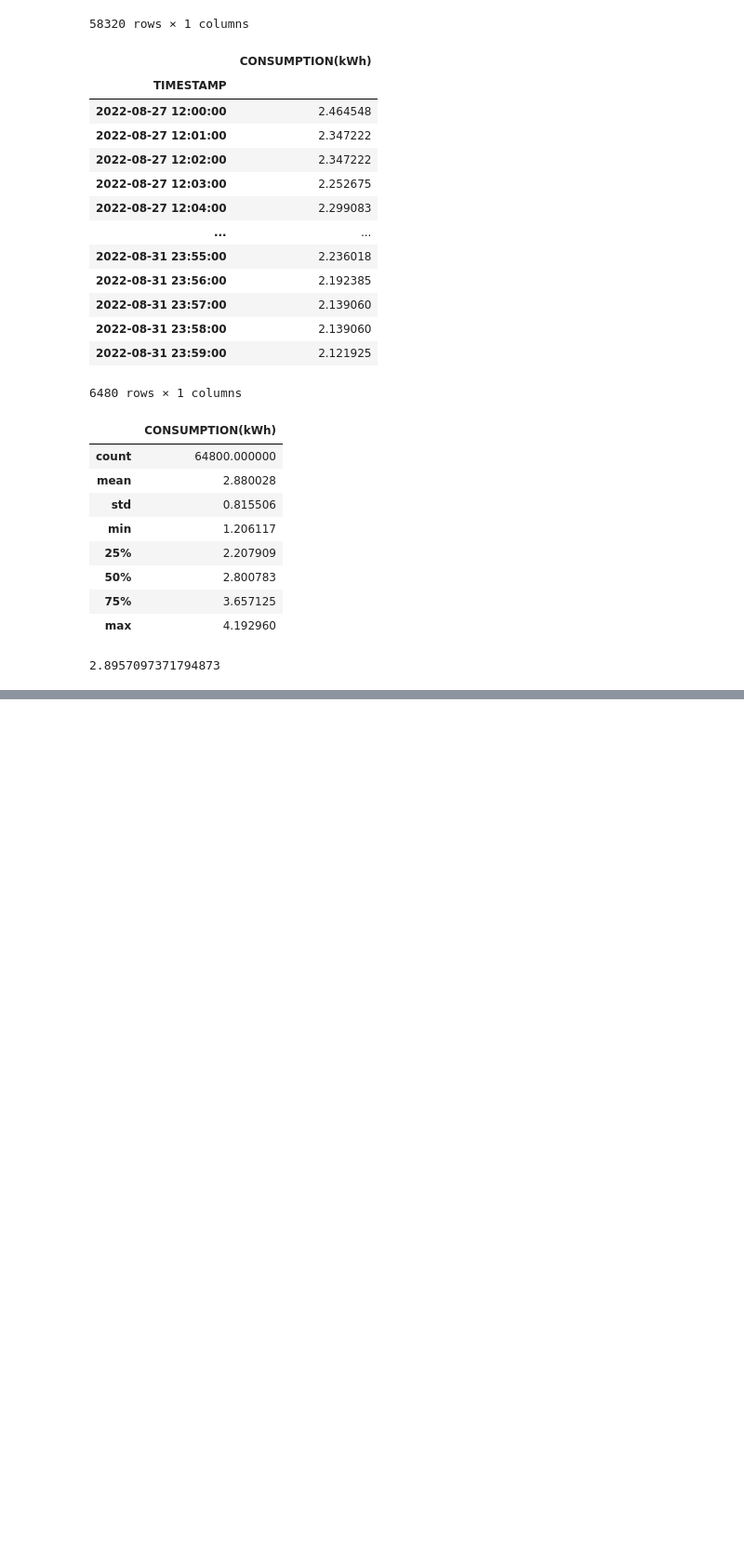
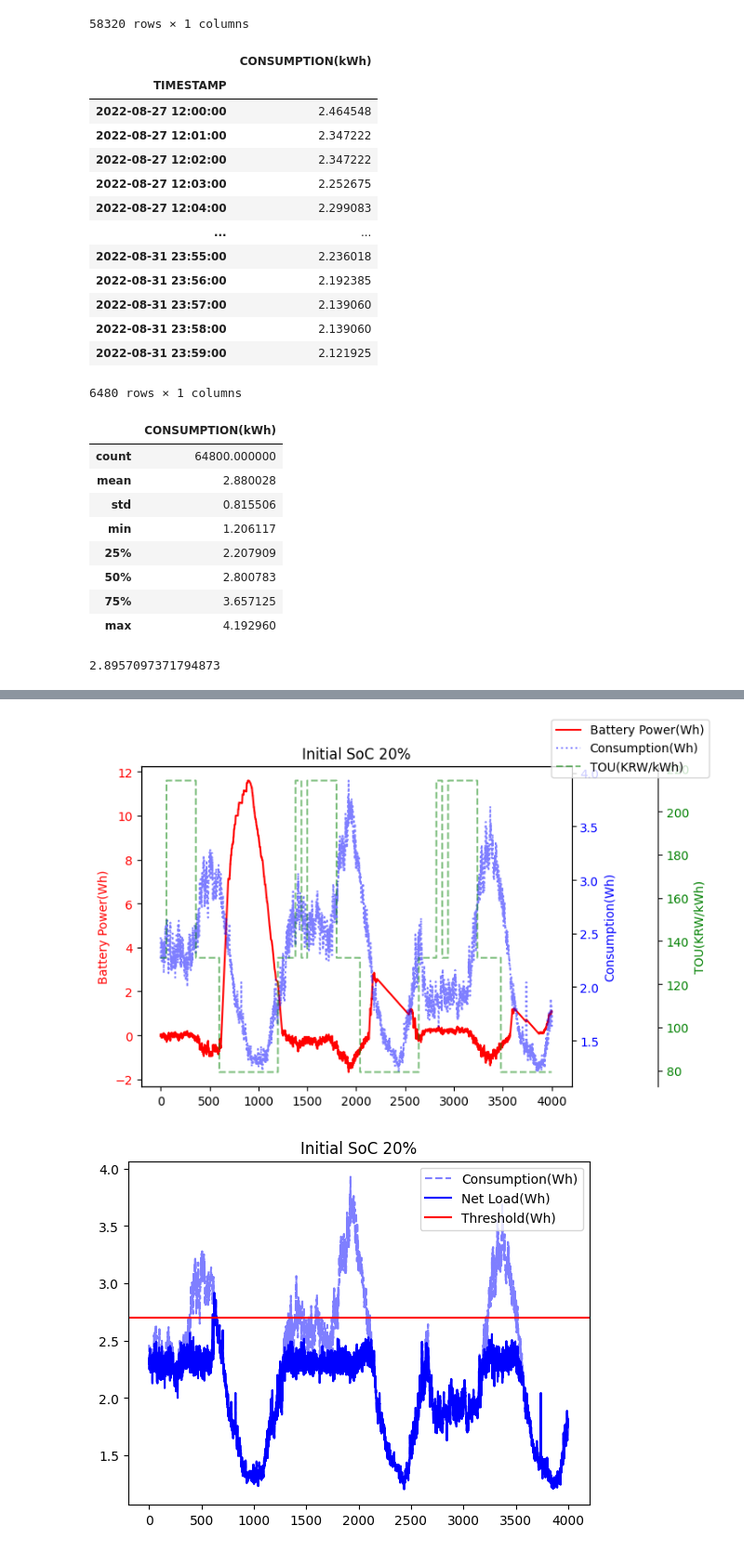
Before and after one commit to youngseonseo/BEMS, a Jupyter notebook: ai/ESS/summer.ipynb, the cells around one changed output, grey strips where cells are left out. Shown at 93% size. Saved outputs shown, nothing was run; the diff lists cells and outputs as text; code cells hidden in the pictures; blank space fills up the shorter version.

```diff
--- a/ai/ESS/summer.ipynb
+++ b/ai/ESS/summer.ipynb
@@ -839,0 +661,5 @@ plt.show()
+# %%
+visualize(agent, simulation_len, 20)
+# %% [output]
+[figure, added]
+[figure, added]
```
Also changed, not shown: parts of 14 cells of this notebook, 13 other files.
